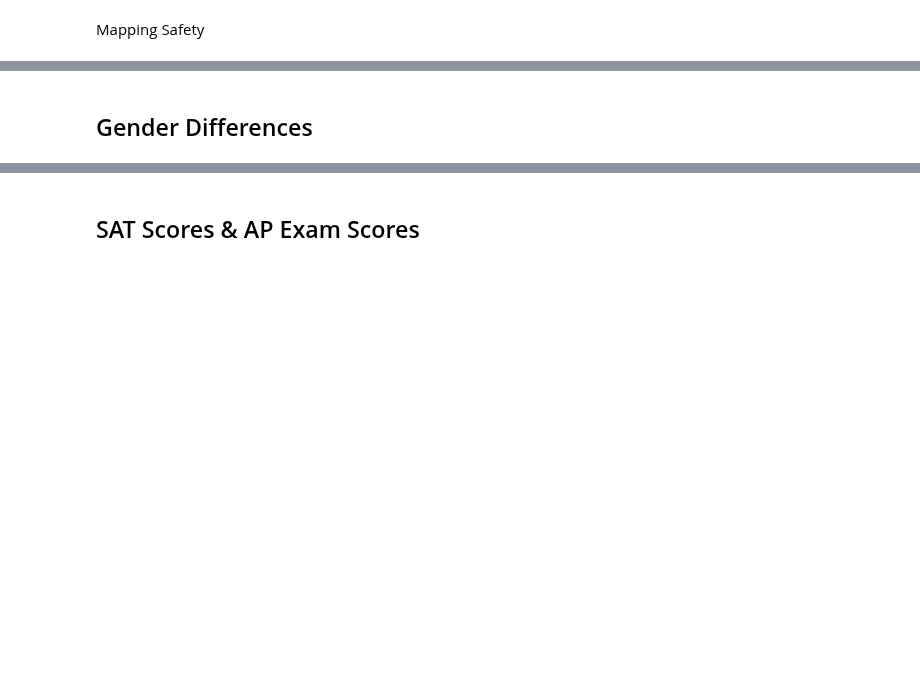
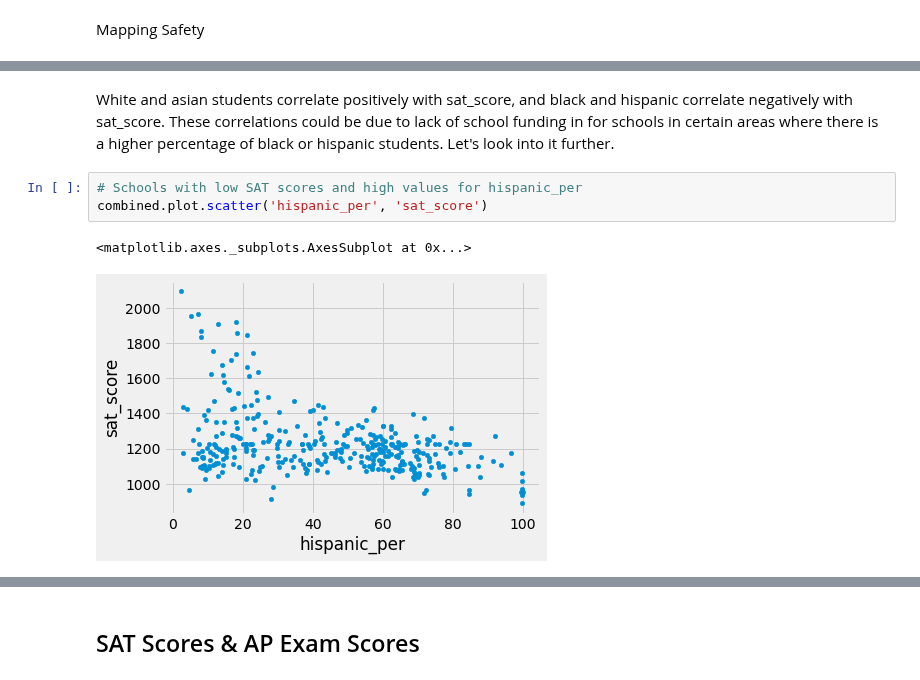
Before and after one commit to branBeckett/data-science-projects, a Jupyter notebook: nyc-high-school-data/nyc-high-school-data.ipynb, the cells around one changed output, grey strips where cells are left out. Cells and saved outputs as stored; diff of their text form; blank space fills up the shorter version.

```diff
--- a/nyc-high-school-data/nyc-high-school-data.ipynb
+++ b/nyc-high-school-data/nyc-high-school-data.ipynb
@@ -252,2 +262,8 @@ combined.corr()['sat_score'][race_fields].plot.bar()
-# %% [markdown]
-## Gender Differences
+# %% [markdown]
+White and asian students correlate positively with sat_score, and black and hispanic correlate negatively with sat_score. These correlations could be due to lack of school funding in for schools in certain areas where there is a higher percentage of black or hispanic students. Let's look into it further.
+# %%
+# Schools with low SAT scores and high values for hispanic_per
+combined.plot.scatter('hispanic_per', 'sat_score')
+# %% [output]
+<matplotlib.axes._subplots.AxesSubplot at 0x...>
+[figure, added]
```
Also changed, not shown: parts of 13 cells of this notebook.
